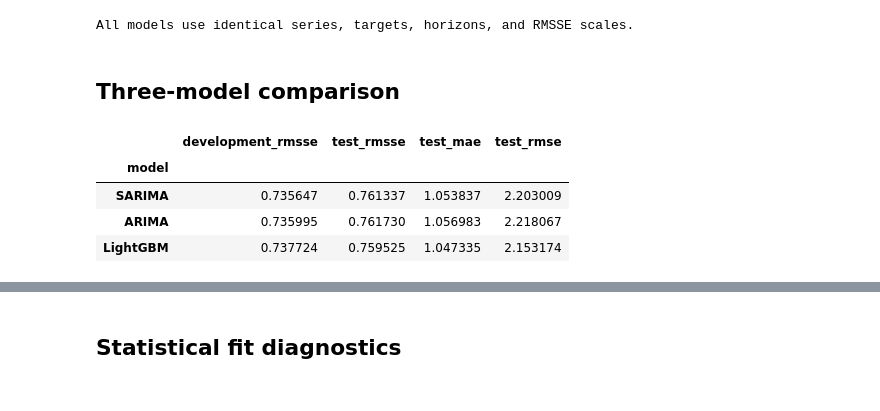
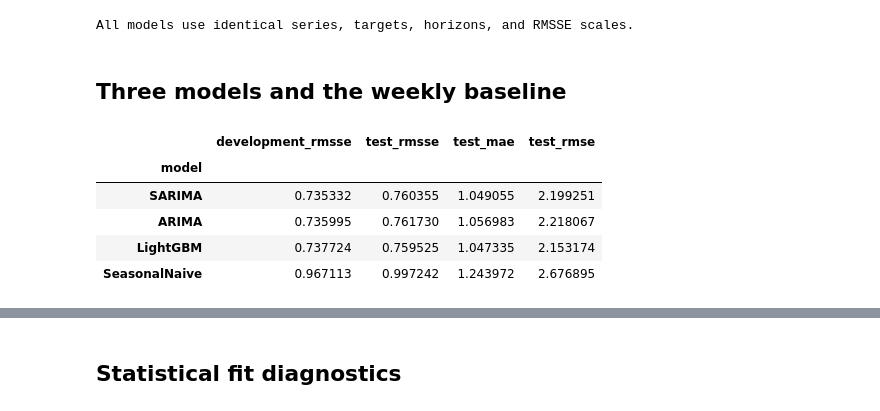
Before and after one commit to rebel47/Machine-Learning-Project, a Jupyter notebook: Project 1/notebooks/evaluation/04_error_analysis.ipynb, the cells around one changed output, grey strips where cells are left out. Saved outputs shown, nothing was run; the diff lists cells and outputs as text; code cells hidden in the pictures.

```diff
--- a/Project 1/notebooks/evaluation/04_error_analysis.ipynb
+++ b/Project 1/notebooks/evaluation/04_error_analysis.ipynb
@@ -57,0 +46,14 @@ assert set(scores.all_series)=={len(metadata)}
+# %%
+import hashlib
+scores=pd.read_csv(RESULTS / 'tuned_scores.csv')
+panel=pd.read_csv(OUT / 'comparison_series.csv')
+diagnostics=pd.read_csv(DATA / 'interim/tuned_fit_diagnostics.csv')
+manifest=json.loads((RESULTS / 'tuned_manifest.json').read_text())
+assert manifest['config']==config and manifest['series_count']==len(metadata)==30490
+assert manifest['identity']['settings']==json.loads((ROOT / 'configs/tuning.json').read_text())
+panel_rows=panel.row.to_numpy()
+assert panel_rows.tolist()==list(range(len(metadata)))
+assert panel.series_id.tolist()==metadata.series_id.tolist()
+assert manifest['series_ids_hash']==hashlib.sha256('|'.join(panel.series_id).encode()).hexdigest()
+assert set(scores.all_series)=={len(metadata)}
+MODEL_NAMES=['ARIMA','SARIMA','LightGBM','SeasonalNaive']
@@ -89,19 +119,20 @@ print('All models use identical series, targets, horizons, and RMSSE scales.')
 # %% [output]
 All models use identical series, targets, horizons, and RMSSE scales.
 # %% [markdown]
-## Three-model comparison
+## Three models and the weekly baseline
 # %%
 development=scores[scores.phase=='development'].groupby('model').mean_rmsse.mean()
 test=scores[scores.phase=='local_test'].set_index('model')
 comparison=test[['mean_rmsse','mae','rmse']].rename(columns={
     'mean_rmsse':'test_rmsse','mae':'test_mae','rmse':'test_rmse'})
 comparison.insert(0,'development_rmsse',development)
 comparison=comparison.sort_values('development_rmsse')
-comparison.to_csv(RESULTS / 'full_panel_comparison.csv')
+comparison.to_csv(RESULTS / 'tuned_comparison.csv')
 display(comparison)
 # %% [output]
 |  | development_rmsse | test_rmsse | test_mae | test_rmse |
 | model |  |  |  |  |
-| SARIMA | 0.735647 | 0.761337 | 1.053837 | 2.203009 |
+| SARIMA | 0.735332 | 0.760355 | 1.049055 | 2.199251 |
 | ARIMA | 0.735995 | 0.761730 | 1.056983 | 2.218067 |
 | LightGBM | 0.737724 | 0.759525 | 1.047335 | 2.153174 |
+| SeasonalNaive | 0.967113 | 0.997242 | 1.243972 | 2.676895 |
```
Also changed, not shown: parts of 30 cells of this notebook, 22 other files.
